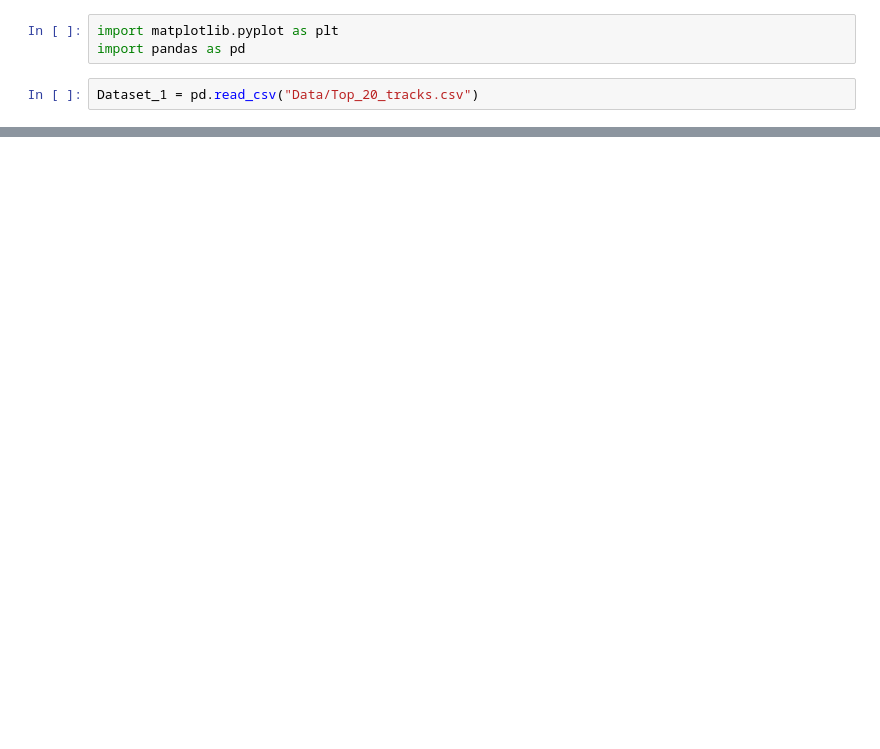
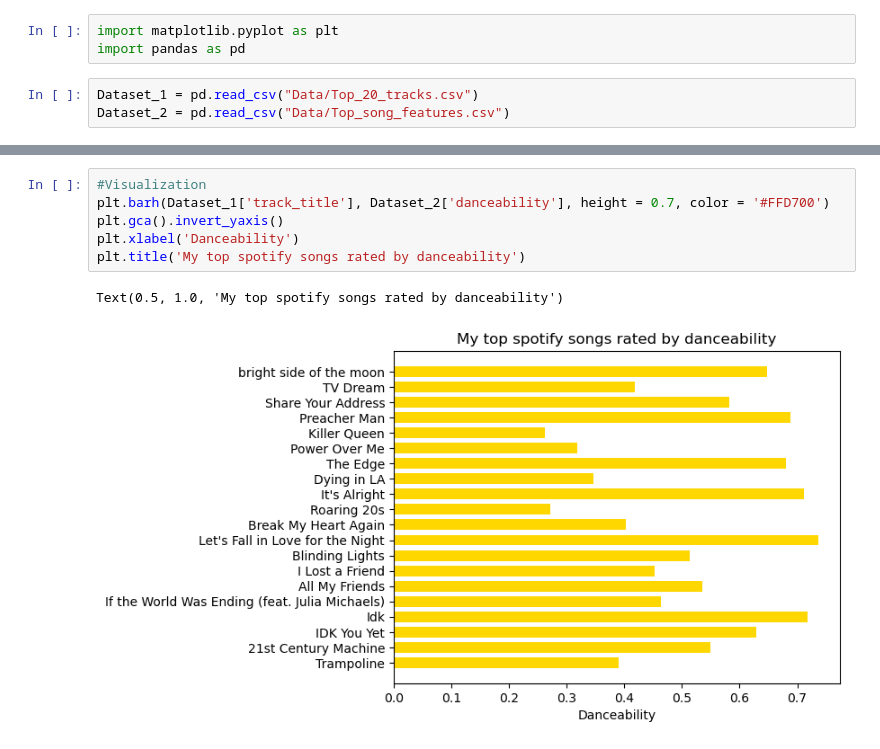
Before and after one commit to KristinBJ98/spotify_api_project, a Jupyter notebook: Make spotify graphs.ipynb, the cells around one changed output, grey strips where cells are left out. Drawn from its saved outputs; the diff is of its cells as text; blank space fills up the shorter version.

```diff
--- a/Make spotify graphs.ipynb
+++ b/Make spotify graphs.ipynb
@@ -3,6 +3,7 @@ import matplotlib.pyplot as plt
 import pandas as pd
 # %%
 Dataset_1 = pd.read_csv("Data/Top_20_tracks.csv")
+Dataset_2 = pd.read_csv("Data/Top_song_features.csv")
 # %%
 Dataset_1
 # %% [output]
@@ -25,0 +47,9 @@ Dataset_1
+# %%
+#Visualization
+plt.barh(Dataset_1['track_title'], Dataset_2['danceability'], height = 0.7, color = '#FFD700')
+plt.gca().invert_yaxis()
+plt.xlabel('Danceability')
+plt.title('My top spotify songs rated by danceability')
+# %% [output]
+Text(0.5, 1.0, 'My top spotify songs rated by danceability')
+[figure, added]
```
Also changed, not shown: parts of 1 cell of this notebook, 3 other files.
